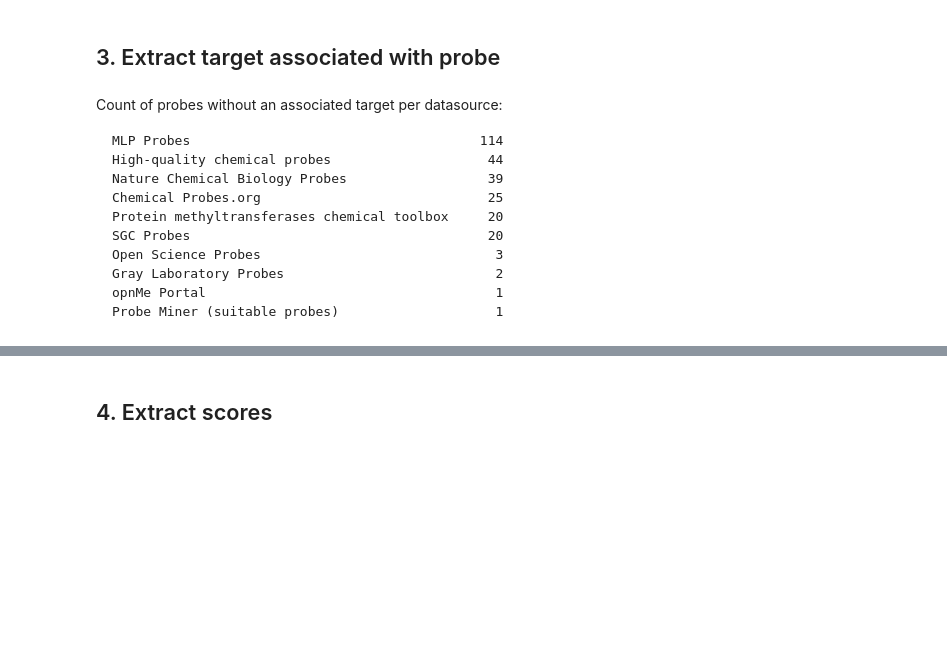
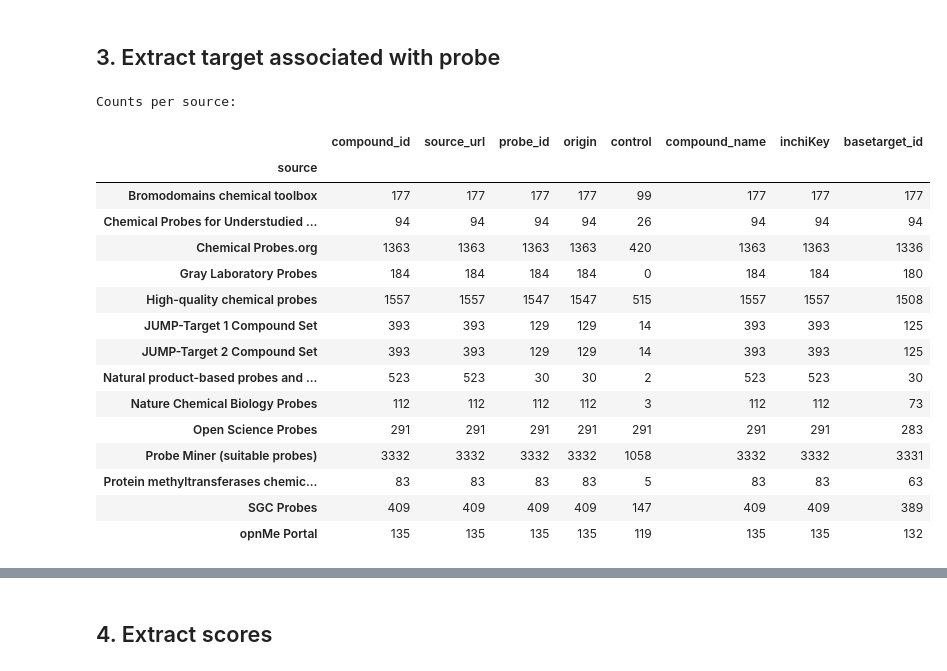
Before and after one commit to opentargets/evidence_datasource_parsers, a Jupyter notebook: exploration/chemicalProbes/chemical_probes.ipynb, the cells around one changed output, grey strips where cells are left out. Cells and saved outputs as stored; diff of their text form; code cells hidden in the pictures; blank space fills up the shorter version.

````diff
--- a/exploration/chemicalProbes/chemical_probes.ipynb
+++ b/exploration/chemicalProbes/chemical_probes.ipynb
@@ -178,20 +181,28 @@ df = df.merge(
     on='probe_id',
     how='left'
 )
-# %% [markdown]
-Count of probes without an associated target per datasource:
-```
-MLP Probes                                     114
-High-quality chemical probes                    44
-Nature Chemical Biology Probes                  39
-Chemical Probes.org                             25
-Protein methyltransferases chemical toolbox     20
-SGC Probes                                      20
-Open Science Probes                              3
-Gray Laboratory Probes                           2
-opnMe Portal                                     1
-Probe Miner (suitable probes)                    1
-```
+# %%
+print("Counts per source:")
+
+df.groupby('source').count()
+# %% [output]
+Counts per source:
+|  | compound_id | source_url | probe_id | origin | control | compound_name | inchiKey | basetarget_id |
+| source |  |  |  |  |  |  |  |  |
+| Bromodomains chemical toolbox | 177 | 177 | 177 | 177 | 99 | 177 | 177 | 177 |
+| Chemical Probes for Understudied ... | 94 | 94 | 94 | 94 | 26 | 94 | 94 | 94 |
+| Chemical Probes.org | 1363 | 1363 | 1363 | 1363 | 420 | 1363 | 1363 | 1336 |
+| Gray Laboratory Probes | 184 | 184 | 184 | 184 | 0 | 184 | 184 | 180 |
+| High-quality chemical probes | 1557 | 1557 | 1547 | 1547 | 515 | 1557 | 1557 | 1508 |
+| JUMP-Target 1 Compound Set | 393 | 393 | 129 | 129 | 14 | 393 | 393 | 125 |
+| JUMP-Target 2 Compound Set | 393 | 393 | 129 | 129 | 14 | 393 | 393 | 125 |
+| Natural product-based probes and ... | 523 | 523 | 30 | 30 | 2 | 523 | 523 | 30 |
+| Nature Chemical Biology Probes | 112 | 112 | 112 | 112 | 3 | 112 | 112 | 73 |
+| Open Science Probes | 291 | 291 | 291 | 291 | 291 | 291 | 291 | 283 |
+| Probe Miner (suitable probes) | 3332 | 3332 | 3332 | 3332 | 1058 | 3332 | 3332 | 3331 |
+| Protein methyltransferases chemic... | 83 | 83 | 83 | 83 | 5 | 83 | 83 | 63 |
+| SGC Probes | 409 | 409 | 409 | 409 | 147 | 409 | 409 | 389 |
+| opnMe Portal | 135 | 135 | 135 | 135 | 119 | 135 | 135 | 132 |
 # %%
 # Then extract target name
 
````
Also changed, not shown: parts of 13 cells of this notebook.
